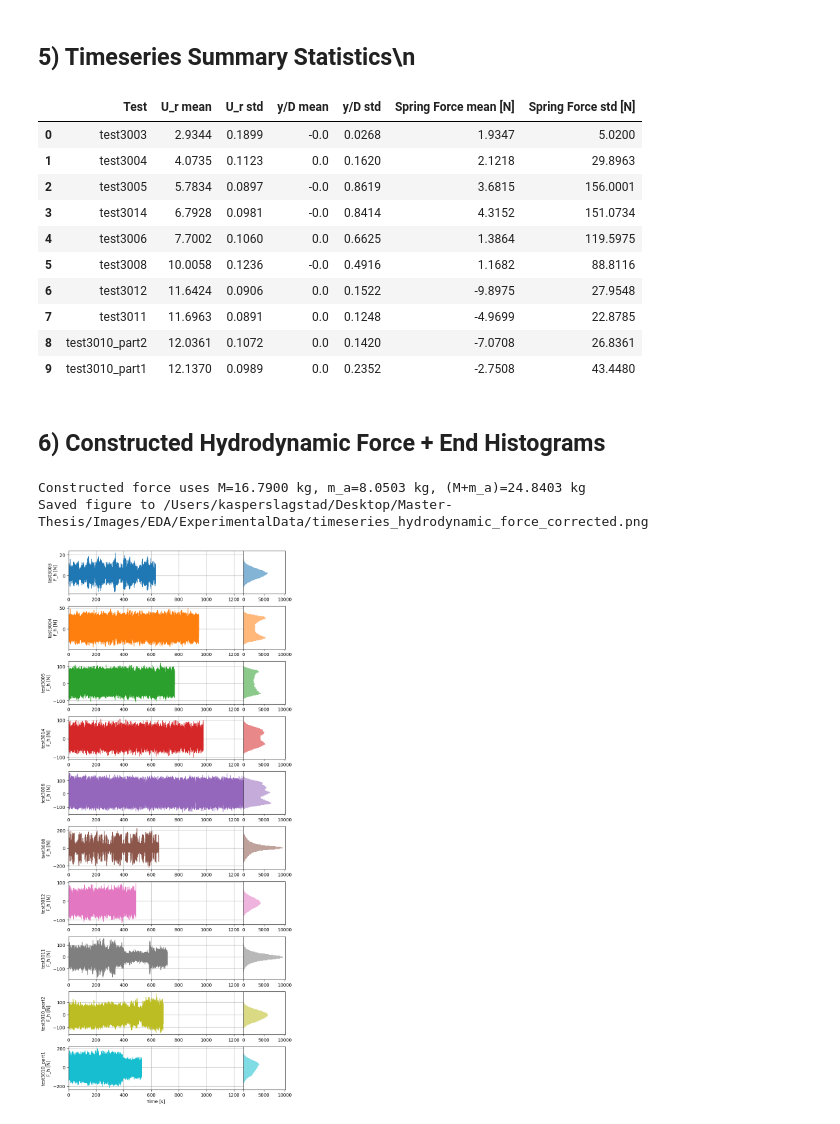
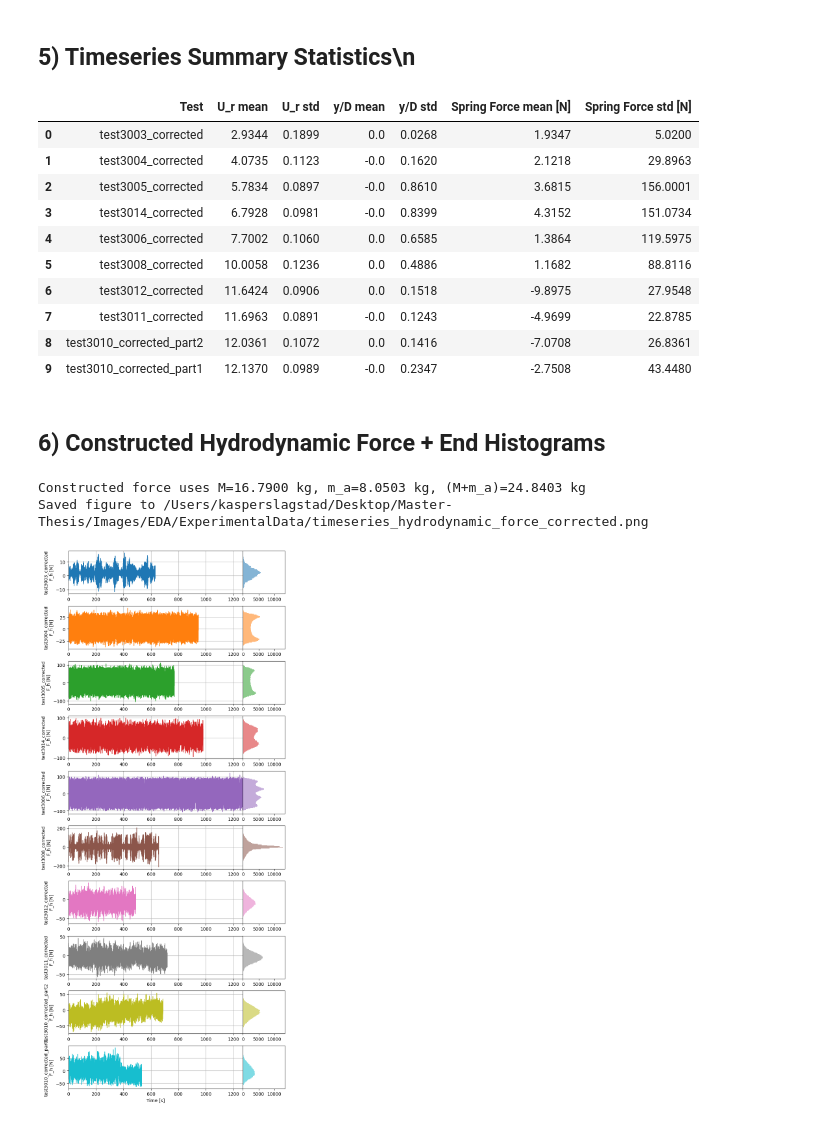
Before and after one commit to kaspehs/masterproject, a Jupyter notebook: Experimental_Data/eda_experimental_data.ipynb, the cells around one changed output. Drawn from its saved outputs; the diff is of its cells as text; code cells hidden in the pictures.

```diff
--- a/Experimental_Data/eda_experimental_data.ipynb
+++ b/Experimental_Data/eda_experimental_data.ipynb
@@ -5,24 +5,33 @@ Clean starter notebook for exploratory analysis of the experimental dataset.
 ## 1) Setup
 Run this first.
 # %%
-from importlib import reload
+import importlib
 import sys
 from pathlib import Path
 
 import matplotlib.pyplot as plt
 import numpy as np
 
+analysis = None
+
 try:
     import Experimental_Data.analyze_experimental_data as analysis
-except ModuleNotFoundError as exc:
-    if getattr(exc, 'name', '') != 'Experimental_Data':
-        raise
+except ModuleNotFoundError:
     current_dir = Path('Experimental_Data').resolve()
     if str(current_dir) not in sys.path:
         sys.path.insert(0, str(current_dir))
-    import analyze_experimental_data as analysis
+    try:
+        import analyze_experimental_data as analysis
+    except ModuleNotFoundError:
+        try:
+            from Experimental_Data.script_helpers import import_analysis_and_phase
+        except ModuleNotFoundError:
+            from script_helpers import import_analysis_and_phase
+        analysis, _phase_unused = import_analysis_and_phase('Experimental_Data/eda_experimental_data.ipynb')
 
-analysis = reload(analysis)
+# Reload only when this is a real module with a valid import spec.
+if getattr(analysis, '__spec__', None) is not None:
+    analysis = importlib.reload(analysis)
 
 # --------------------------
 # EDA data source (global)
@@ -30,7 +39,7 @@ analysis = reload(analysis)
 EDA_USE_CUSTOM_MAT_FILES = True
 
 # Folder mode (recommended)
-EDA_CUSTOM_MAT_DIR = Path('CrossFlow/CleanedCorrectedData')
+EDA_CUSTOM_MAT_DIR = Path('CrossFlow/CleanedCorrectedSmoothedData')
 #EDA_CUSTOM_MAT_DIR = Path('CrossFlow/RawData')
 EDA_CUSTOM_MAT_DIR_PATTERN = '*.mat'
 EDA_CUSTOM_MAT_DIR_RECURSIVE = False
@@ -703,16 +712,16 @@ except Exception:
             print(' | '.join(vals))
 # %% [output]
 |  | Test | U_r mean | U_r std | y/D mean | y/D std | Spring Force mean [N] | Spring Force std [N] |
-| 0 | test3003 | 2.9344 | 0.1899 | -0.0 | 0.0268 | 1.9347 | 5.0200 |
-| 1 | test3004 | 4.0735 | 0.1123 | 0.0 | 0.1620 | 2.1218 | 29.8963 |
-| 2 | test3005 | 5.7834 | 0.0897 | -0.0 | 0.8619 | 3.6815 | 156.0001 |
-| 3 | test3014 | 6.7928 | 0.0981 | -0.0 | 0.8414 | 4.3152 | 151.0734 |
-| 4 | test3006 | 7.7002 | 0.1060 | 0.0 | 0.6625 | 1.3864 | 119.5975 |
-| 5 | test3008 | 10.0058 | 0.1236 | -0.0 | 0.4916 | 1.1682 | 88.8116 |
-| 6 | test3012 | 11.6424 | 0.0906 | 0.0 | 0.1522 | -9.8975 | 27.9548 |
-| 7 | test3011 | 11.6963 | 0.0891 | 0.0 | 0.1248 | -4.9699 | 22.8785 |
-| 8 | test3010_part2 | 12.0361 | 0.1072 | 0.0 | 0.1420 | -7.0708 | 26.8361 |
-| 9 | test3010_part1 | 12.1370 | 0.0989 | 0.0 | 0.2352 | -2.7508 | 43.4480 |
+| 0 | test3003_corrected | 2.9344 | 0.1899 | 0.0 | 0.0268 | 1.9347 | 5.0200 |
+| 1 | test3004_corrected | 4.0735 | 0.1123 | -0.0 | 0.1620 | 2.1218 | 29.8963 |
+| 2 | test3005_corrected | 5.7834 | 0.0897 | -0.0 | 0.8610 | 3.6815 | 156.0001 |
+| 3 | test3014_corrected | 6.7928 | 0.0981 | -0.0 | 0.8399 | 4.3152 | 151.0734 |
+| 4 | test3006_corrected | 7.7002 | 0.1060 | 0.0 | 0.6585 | 1.3864 | 119.5975 |
+| 5 | test3008_corrected | 10.0058 | 0.1236 | 0.0 | 0.4886 | 1.1682 | 88.8116 |
+| 6 | test3012_corrected | 11.6424 | 0.0906 | 0.0 | 0.1518 | -9.8975 | 27.9548 |
+| 7 | test3011_corrected | 11.6963 | 0.0891 | -0.0 | 0.1243 | -4.9699 | 22.8785 |
+| 8 | test3010_corrected_part2 | 12.0361 | 0.1072 | 0.0 | 0.1416 | -7.0708 | 26.8361 |
+| 9 | test3010_corrected_part1 | 12.1370 | 0.0989 | -0.0 | 0.2347 | -2.7508 | 43.4480 |
 # %% [markdown]
 ## 6) Constructed Hydrodynamic Force + End Histograms
 # %%
@@ -725,7 +734,7 @@ HYDRO_ROW_H = 2.15
 HYDRO_PAIR_WSPACE = 0.00
 HYDRO_ROW_GAP = 0.28
 
-SAVE_HYDRO_FIGURE_PNG = True
+SAVE_HYDRO_FIGURE_PNG = False
 SAVE_HYDRO_FIGURE_PATH = Path('/Users/kasperslagstad/Desktop/Master-Thesis/Images/EDA/ExperimentalData/timeseries_hydrodynamic_force_corrected.png')
 SAVE_HYDRO_FIGURE_DPI = 300
 
@@ -855,31 +864,31 @@ for i, entry in enumerate(ordered_entries_h):
         f_plot,
         bins=int(HYDRO_HIST_BINS),
         orientation='horizontal',
         color=color,
         alpha=HYDRO_HIST_ALPHA,
         edgecolor='none',
     )
     ax_hist.set_ylim(ax_ts.get_ylim())
     ax_hist.grid(True, axis='y', alpha=0.35)
     ax_hist.set_xlabel('')
     ax_hist.set_ylabel('')
     ax_hist.set_yticks([])
     ax_hist.set_yticklabels([])
     ax_hist.tick_params(axis='y', left=False)
     ax_hist.spines['left'].set_visible(True)
 
 axes_h[-1, 0].set_xlabel('Time [s]')
 axes_h[-1, 1].set_xlabel('')
 
 fig_h.tight_layout()
 print(f"Constructed force uses M={m_struct:.4f} kg, m_a={m_added:.4f} kg, (M+m_a)={m_total:.4f} kg")
 if bool(SAVE_HYDRO_FIGURE_PNG):
     save_path = Path(SAVE_HYDRO_FIGURE_PATH)
     save_path.parent.mkdir(parents=True, exist_ok=True)
     fig_h.savefig(save_path, dpi=int(SAVE_HYDRO_FIGURE_DPI), bbox_inches='tight')
     print(f'Saved figure to {save_path.resolve()}')
 plt.show()
 # %% [output]
 Constructed force uses M=16.7900 kg, m_a=8.0503 kg, (M+m_a)=24.8403 kg
 Saved figure to /Users/kasperslagstad/Desktop/Master-Thesis/Images/EDA/ExperimentalData/timeseries_hydrodynamic_force_corrected.png
-[figure, old version]
+[figure, new version]
```
Also changed, not shown: parts of 4 cells of this notebook, 9 other files.
